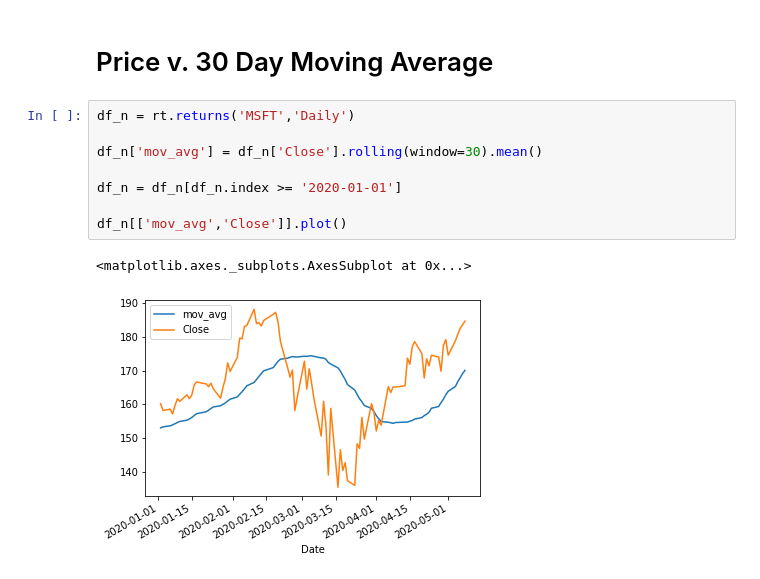
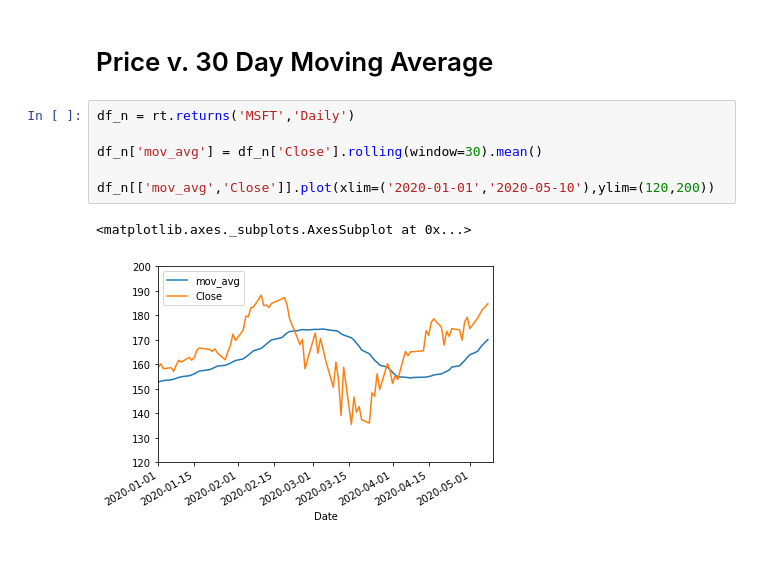
Before and after one commit to arbennet/general, a Jupyter notebook: stockanalysis.ipynb, the cells around one changed output. Saved outputs shown, nothing was run; the diff lists cells and outputs as text.

```diff
--- a/stockanalysis.ipynb
+++ b/stockanalysis.ipynb
@@ -77,11 +77,9 @@ plt.axhline(y=70, xmin=0.0, xmax=1.0, color='r',ls='--')
 # %%
 df_n = rt.returns('MSFT','Daily')
 
 df_n['mov_avg'] = df_n['Close'].rolling(window=30).mean()
 
-df_n = df_n[df_n.index >= '2020-01-01']
-
-df_n[['mov_avg','Close']].plot()
+df_n[['mov_avg','Close']].plot(xlim=('2020-01-01','2020-05-10'),ylim=(120,200))
 # %% [output]
 <matplotlib.axes._subplots.AxesSubplot at 0x...>
-[figure, old version]
+[figure, new version]
```
